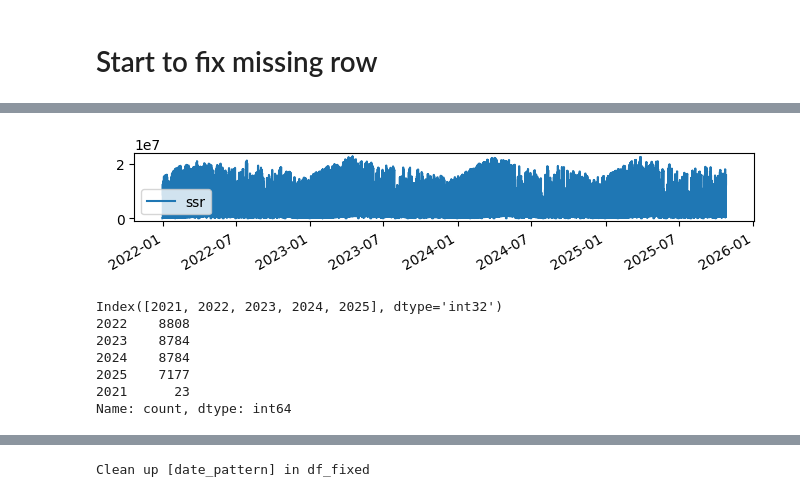
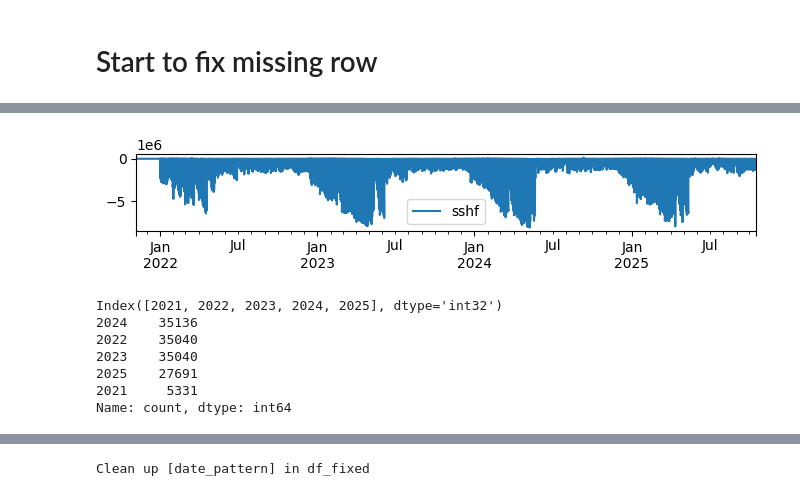
Before and after one commit to wsarachai/CM-SolarTS, a Jupyter notebook: src/jupyter_nb/pvdb-fix-from-other-year.ipynb, the cells around one changed output, grey strips where cells are left out. Saved outputs shown, nothing was run; the diff lists cells and outputs as text; code cells hidden in the pictures.

```diff
--- a/src/jupyter_nb/pvdb-fix-from-other-year.ipynb
+++ b/src/jupyter_nb/pvdb-fix-from-other-year.ipynb
@@ -13,11 +13,10 @@ import pandas as pd
 import seaborn as sns
 import tensorflow as tf
 # %%
-#origin='https://itsci.mju.ac.th/downloads/watcharin/datasets/pv/sis_selected_timeseries.csv.tar.gz')
 csv_file = tf.keras.utils.get_file(
-    #origin='https://itsci.mju.ac.th/downloads/watcharin/datasets/pv/device-1.csv.tar.gz')
+    origin='https://itsci.mju.ac.th/downloads/watcharin/datasets/pv/merge_15min.csv.zip')
     #origin='https://itsci.mju.ac.th/downloads/watcharin/datasets/pv/utci_selected_timeseries.csv.tar.gz')
-    origin='https://itsci.mju.ac.th/downloads/watcharin/datasets/pv/era5-hourly_timeseries.csv.tar.gz')
+    #origin='https://itsci.mju.ac.th/downloads/watcharin/datasets/pv/era5-hourly_timeseries.csv.tar.gz')
     #origin='https://itsci.mju.ac.th/downloads/watcharin/datasets/pv/era5-land_timeseries.csv.tar.gz')
 csv_file
 # %% [output]
@@ -257,32 +288,32 @@ All zero row: 2391
 # %%
 mpl.rcParams['figure.figsize'] = (8, 1)
 
-if 'current_power' in df.columns:
-    plot_cols = ['current_power']
+if 'sshf' in df.columns:
+    plot_cols = ['sshf']
 elif 'sis' in df.columns:
     plot_cols = ['sis']
 elif 'utci_mean' in df.columns:
     plot_cols = ['utci_mean']
 elif 'r' in df.columns:
     plot_cols = ['r']
 elif 'ssr' in df.columns:
     plot_cols = ['ssr']
 
 plot_features = df_filled[plot_cols]
 plot_features.index = df_filled.index
 _ = plot_features.plot(subplots=True)
 # %% [output]
-[figure, old version]
+[figure, new version]
 # %%
 print(df_filled.index.year.unique())
 print(df_filled.index.year.value_counts())
 # %% [output]
 Index([2021, 2022, 2023, 2024, 2025], dtype='int32')
-2022    8808
-2023    8784
-2024    8784
-2025    7177
-2021      23
+2024    35136
+2022    35040
+2023    35040
+2025    27691
+2021     5331
 Name: count, dtype: int64
 # %%
 ## Create a copy of the dataframe
```
Also changed, not shown: parts of 35 cells of this notebook, 1 other file.
